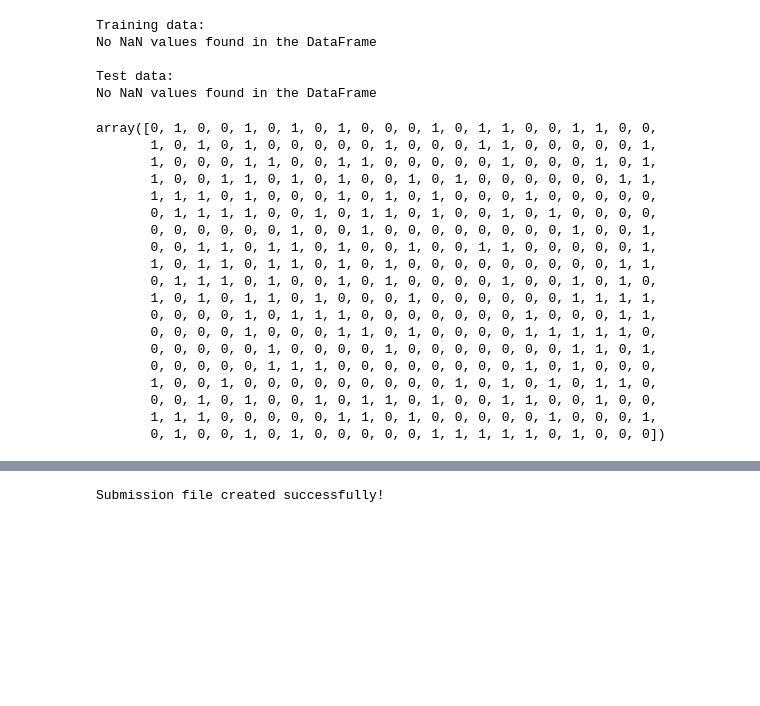
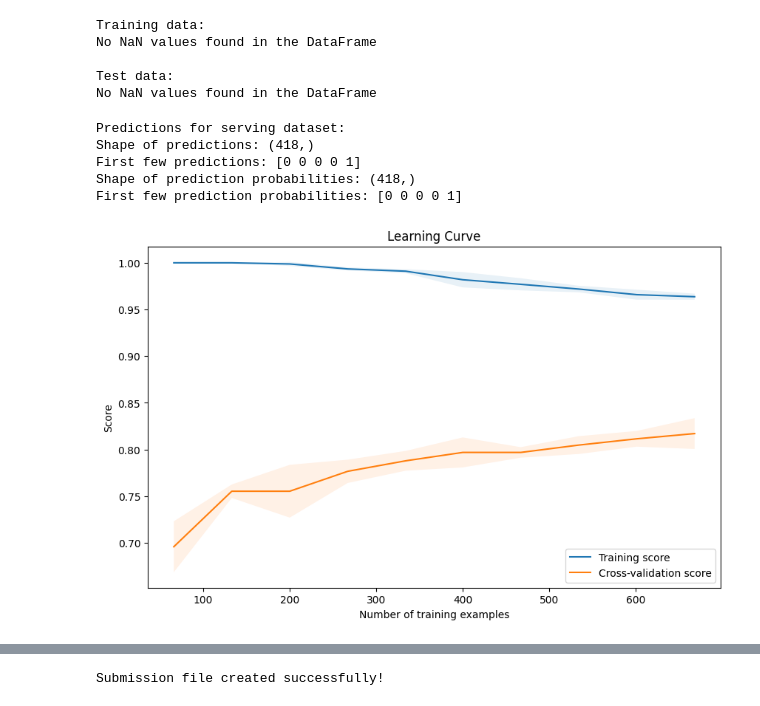
Before and after one commit to bonesclarke/Titanic, a Jupyter notebook: Titanic - Prediction.ipynb, the cells around one changed output, grey strips where cells are left out. Cells and saved outputs as stored; diff of their text form; code cells hidden in the pictures; blank space fills up the shorter version.

```diff
--- a/Titanic - Prediction.ipynb
+++ b/Titanic - Prediction.ipynb
@@ -177,9 +198,9 @@ No NaN values found in the DataFrame
 # %%
 # hyperparameter tuning with sklearn
 param_grid = {
-    'n_estimators': [100, 200, 300],
-    'max_depth': [3, 4, 5],
-    'learning_rate': [0.01, 0.1, 0.2]
+    'n_estimators': [200, 250, 300, 350, 400],
+    'max_depth': [3, 4, 5, 6, 7],
+    'learning_rate': [0.05, 0.1, 0.15, 0.2, 0.25]
 }
 
 gb = GradientBoostingClassifier(random_state=42)
@@ -188,26 +209,46 @@ grid_search.fit(X, y)
 
 best_model = grid_search.best_estimator_
 predictions = best_model.predict(X_test)
+prediction_proba = best_model.predict_proba(X_test)[:, 1]
 
-predictions
+cv_scores = cross_val_score(best_model, X, y, cv=5)
+
+print("Best parameters:", grid_search.best_params_)
+print("Best cross-validation score:", grid_search.best_score_)
+print("Cross-validation scores:", cv_scores)
+print("Mean CV score:", cv_scores.mean())
-# %% [output]
-array([0, 1, 0, 0, 1, 0, 1, 0, 1, 0, 0, 0, 1, 0, 1, 1, 0, 0, 1, 1, 0, 0,
-       1, 0, 1, 0, 1, 0, 0, 0, 0, 0, 1, 0, 0, 0, 1, 1, 0, 0, 0, 0, 0, 1,
-       1, 0, 0, 0, 1, 1, 0, 0, 1, 1, 0, 0, 0, 0, 0, 1, 0, 0, 0, 1, 0, 1,
-       1, 0, 0, 1, 1, 0, 1, 0, 1, 0, 0, 1, 0, 1, 0, 0, 0, 0, 0, 0, 1, 1,
-       1, 1, 1, 0, 1, 0, 0, 0, 1, 0, 1, 0, 1, 0, 0, 0, 1, 0, 0, 0, 0, 0,
-       0, 1, 1, 1, 1, 0, 0, 1, 0, 1, 1, 0, 1, 0, 0, 1, 0, 1, 0, 0, 0, 0,
-       0, 0, 0, 0, 0, 0, 1, 0, 0, 1, 0, 0, 0, 0, 0, 0, 0, 0, 1, 0, 0, 1,
-       0, 0, 1, 1, 0, 1, 1, 0, 1, 0, 0, 1, 0, 0, 1, 1, 0, 0, 0, 0, 0, 1,
-       1, 0, 1, 1, 0, 1, 1, 0, 1, 0, 1, 0, 0, 0, 0, 0, 0, 0, 0, 0, 1, 1,
-       0, 1, 1, 1, 0, 1, 0, 0, 1, 0, 1, 0, 0, 0, 0, 1, 0, 0, 1, 0, 1, 0,
-       1, 0, 1, 0, 1, 1, 0, 1, 0, 0, 0, 1, 0, 0, 0, 0, 0, 0, 1, 1, 1, 1,
-       0, 0, 0, 0, 1, 0, 1, 1, 1, 0, 0, 0, 0, 0, 0, 0, 1, 0, 0, 0, 1, 1,
-       0, 0, 0, 0, 1, 0, 0, 0, 1, 1, 0, 1, 0, 0, 0, 0, 1, 1, 1, 1, 1, 0,
-       0, 0, 0, 0, 0, 1, 0, 0, 0, 0, 1, 0, 0, 0, 0, 0, 0, 0, 1, 1, 0, 1,
-       0, 0, 0, 0, 0, 1, 1, 1, 0, 0, 0, 0, 0, 0, 0, 0, 1, 0, 1, 0, 0, 0,
-       1, 0, 0, 1, 0, 0, 0, 0, 0, 0, 0, 0, 0, 1, 0, 1, 0, 1, 0, 1, 1, 0,
-       0, 0, 1, 0, 1, 0, 0, 1, 0, 1, 1, 0, 1, 0, 0, 1, 1, 0, 0, 1, 0, 0,
-       1, 1, 1, 0, 0, 0, 0, 0, 1, 1, 0, 1, 0, 0, 0, 0, 0, 1, 0, 0, 0, 1,
-       0, 1, 0, 0, 1, 0, 1, 0, 0, 0, 0, 0, 1, 1, 1, 1, 1, 0, 1, 0, 0, 0])
+# %%
+print("\nPredictions for serving dataset:")
+print("Shape of predictions:", predictions.shape)
+print("First few predictions:", predictions[:5])
+print("Shape of prediction probabilities:", predictions.shape)
+print("First few prediction probabilities:", predictions[:5])
+# %% [output]
+Predictions for serving dataset:
+Shape of predictions: (418,)
+First few predictions: [0 0 0 0 1]
+Shape of prediction probabilities: (418,)
+First few prediction probabilities: [0 0 0 0 1]
+# %%
+# Learning curves to diagnose bias-variance tradeoff
+train_sizes, train_scores, test_scores = learning_curve(
+    best_model, X, y, cv=5, n_jobs=-1, train_sizes=np.linspace(0.1, 1.0, 10))
+
+train_mean = np.mean(train_scores, axis=1)
+train_std = np.std(train_scores, axis=1)
+test_mean = np.mean(test_scores, axis=1)
+test_std = np.std(test_scores, axis=1)
+
+plt.figure(figsize=(10, 6))
+plt.plot(train_sizes, train_mean, label='Training score')
+plt.plot(train_sizes, test_mean, label='Cross-validation score')
+plt.fill_between(train_sizes, train_mean - train_std, train_mean + train_std, alpha=0.1)
+plt.fill_between(train_sizes, test_mean - test_std, test_mean + test_std, alpha=0.1)
+plt.xlabel('Number of training examples')
+plt.ylabel('Score')
+plt.title('Learning Curve')
+plt.legend(loc='best')
+plt.show()
+# %% [output]
+[figure, added]
 # %%
```
Also changed, not shown: parts of 10 cells of this notebook, 1 other file.
